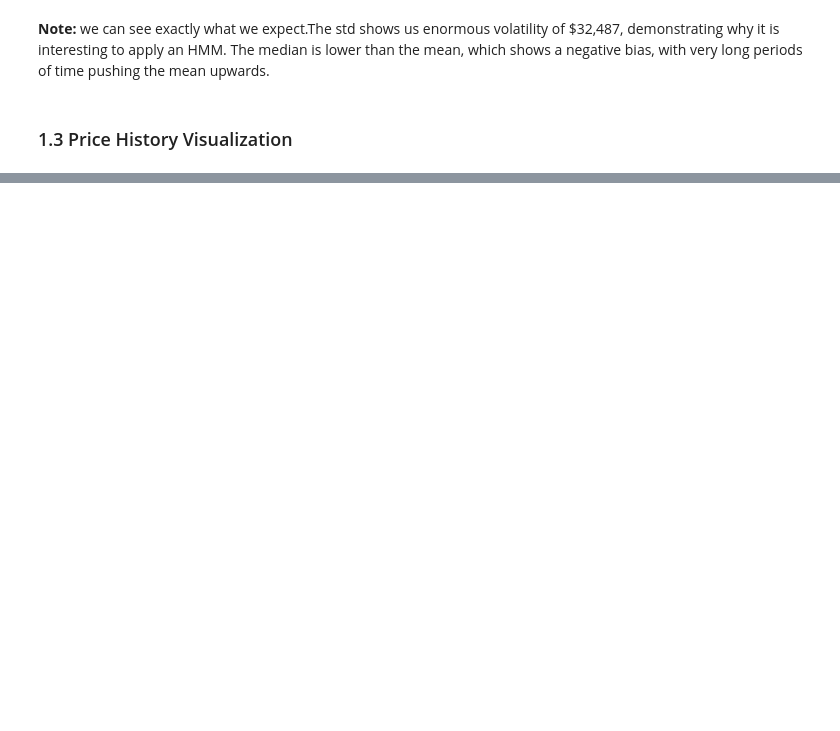
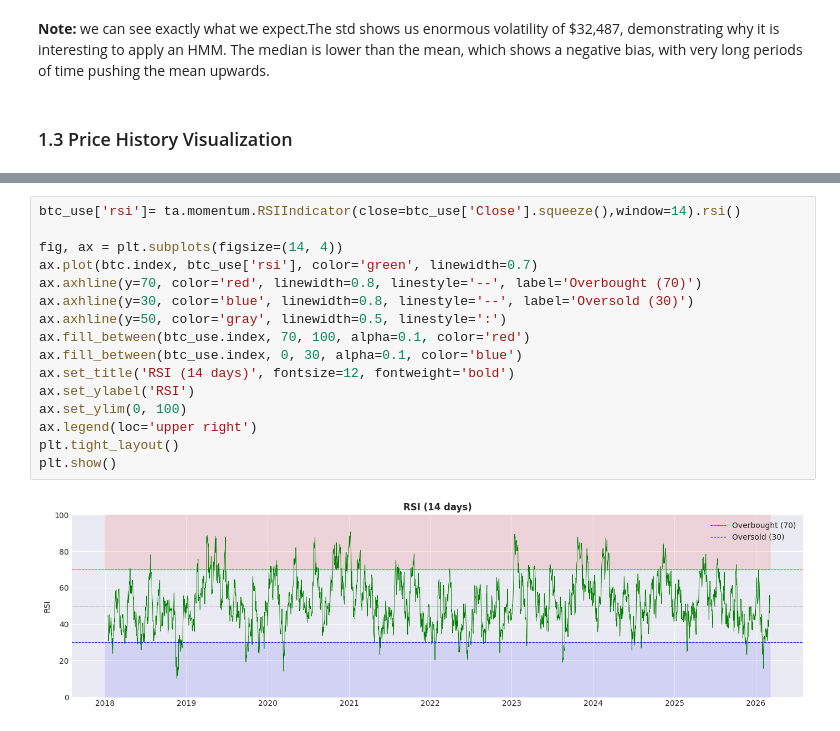
Before and after one commit to Sebasduarte14/crypto-market-regime-detection, a Jupyter notebook: notebooks/01_data_acquisition.ipynb, the cells around one changed output, grey strips where cells are left out. Saved outputs shown, nothing was run; the diff lists cells and outputs as text; blank space fills up the shorter version.

```diff
--- a/notebooks/01_data_acquisition.ipynb
+++ b/notebooks/01_data_acquisition.ipynb
@@ -106,0 +162,18 @@ plt.show()
+# %%
+btc_use['rsi']= ta.momentum.RSIIndicator(close=btc_use['Close'].squeeze(),window=14).rsi()
+
+fig, ax = plt.subplots(figsize=(14, 4))
+ax.plot(btc.index, btc_use['rsi'], color='green', linewidth=0.7)
+ax.axhline(y=70, color='red', linewidth=0.8, linestyle='--', label='Overbought (70)')
+ax.axhline(y=30, color='blue', linewidth=0.8, linestyle='--', label='Oversold (30)')
+ax.axhline(y=50, color='gray', linewidth=0.5, linestyle=':')
+ax.fill_between(btc_use.index, 70, 100, alpha=0.1, color='red')
+ax.fill_between(btc_use.index, 0, 30, alpha=0.1, color='blue')
+ax.set_title('RSI (14 days)', fontsize=12, fontweight='bold')
+ax.set_ylabel('RSI')
+ax.set_ylim(0, 100)
+ax.legend(loc='upper right')
+plt.tight_layout()
+plt.show()
+# %% [output]
+[figure, added]
```
Also changed, not shown: parts of 9 cells of this notebook.
